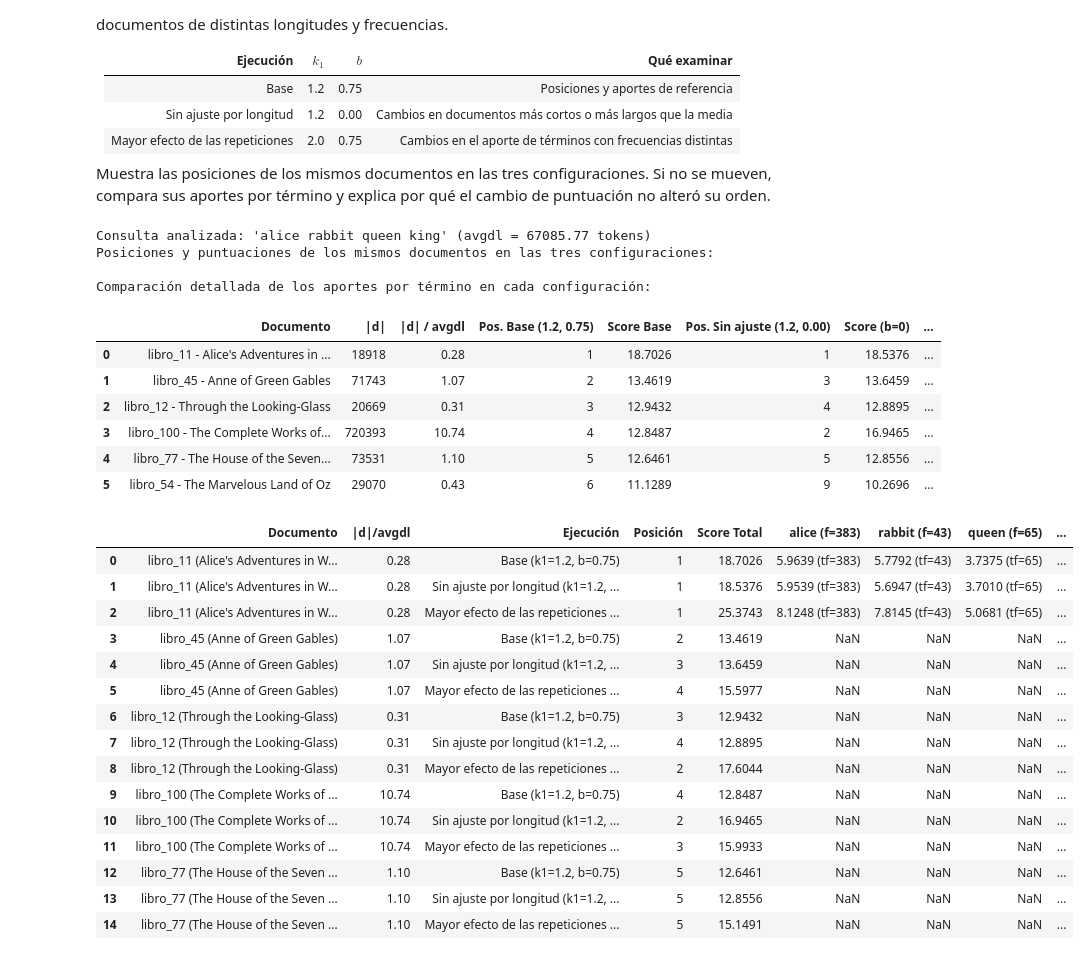
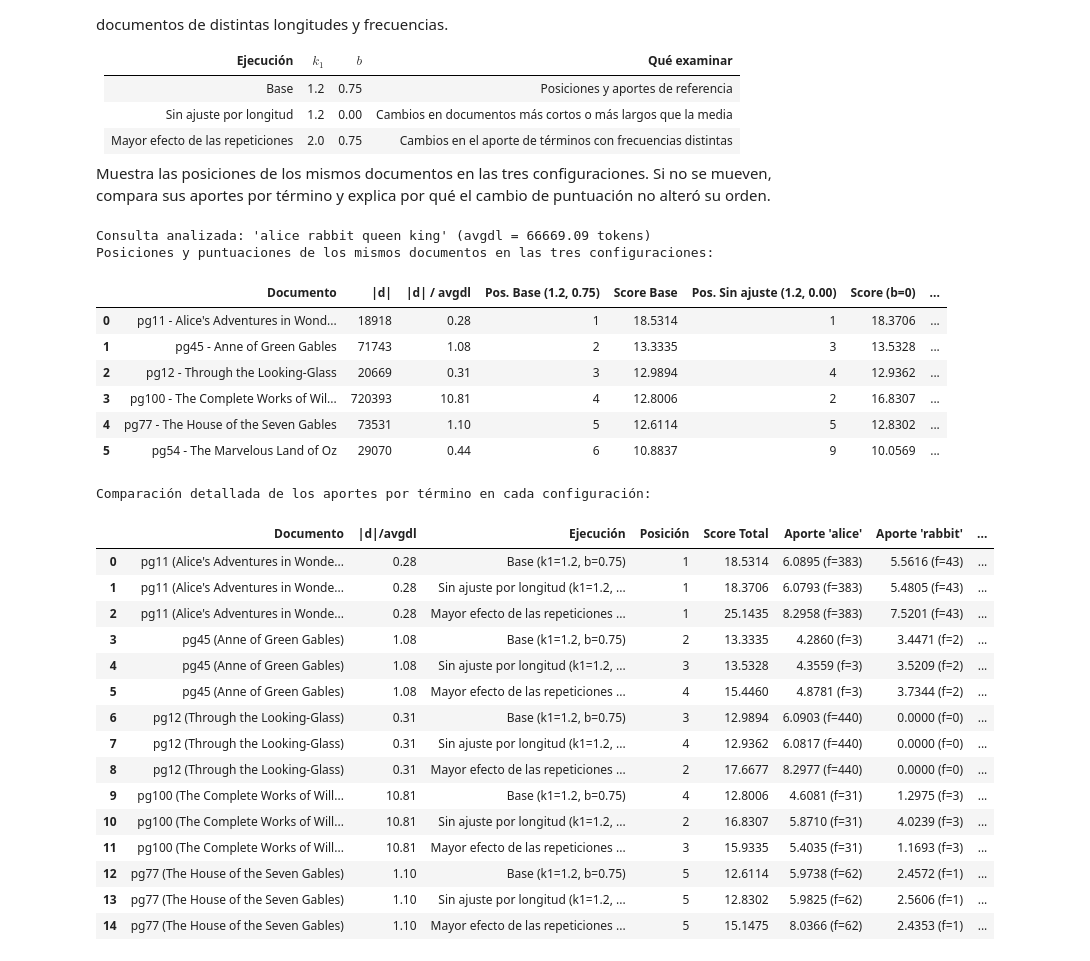
Before and after one commit to BrandonFreire/Notebooks-RI, a Jupyter notebook: IB/BM25/04_bm25.ipynb, the cells around one changed output. Drawn from its saved outputs; the diff is of its cells as text; code cells hidden in the pictures.

```diff
--- a/IB/BM25/04_bm25.ipynb
+++ b/IB/BM25/04_bm25.ipynb
@@ -574,9 +571,8 @@ Mantén fijos la colección y el preprocesamiento. Escoge una consulta con coinc
 
 Muestra las posiciones de los mismos documentos en las tres configuraciones. Si no se mueven, compara sus aportes por término y explica por qué el cambio de puntuación no alteró su orden.
 # %%
-# Escogemos la consulta 'alice rabbit queen king', que presenta coincidencias en documentos
-# cortos (libro_11, libro_12), cercanos a la media (libro_45, libro_77) y muy largos (libro_100),
-# así como frecuencias muy altas (cientos o miles de apariciones) y muy bajas (1 a 11 apariciones).
+# Se escoge la consulta 'alice rabbit queen king', que presenta coincidencias en documentos
+# cortos (pg11, pg12), cercanos a la media (pg45, pg77) y muy largos (pg100).
 consulta_param = 'alice rabbit queen king'
 tokens_param = preprocesar(consulta_param)
 
@@ -593,11 +589,17 @@ scores_config = {}
 for nombre_cfg, k1_val, b_val in configuraciones:
     ranking_completo = buscar_bm25(tokens_param, k1=k1_val, b=b_val, top_k=N)
     rankings_config[nombre_cfg] = ranking_completo[:10]
-    posiciones_config[nombre_cfg] = {r['doc_id']: idx + 1 for idx, r in enumerate(ranking_completo)}
-    scores_config[nombre_cfg] = {r['doc_id']: r['score'] for r in ranking_completo}
+
+    posiciones_config[nombre_cfg] = {}
+    scores_config[nombre_cfg] = {}
+    for idx, r in enumerate(ranking_completo):
+        posiciones_config[nombre_cfg][r['doc_id']] = idx + 1
+        scores_config[nombre_cfg][r['doc_id']] = r['score']
 
 # Seguimiento de los mismos documentos (Top-6 de la configuración Base) en las tres configuraciones
-docs_seguimiento = [r['doc_id'] for r in rankings_config['Base'][:6]]
+docs_seguimiento = []
+for r in rankings_config['Base'][:6]:
+    docs_seguimiento.append(r['doc_id'])
 
 filas_posiciones = []
 for doc_id in docs_seguimiento:
@@ -614,58 +616,57 @@ for doc_id in docs_seguimiento:
         'Pos. Mayor rep. (2.0, 0.75)': posiciones_config['Mayor efecto de las repeticiones'][doc_id],
         'Score (k1=2)': round(scores_config['Mayor efecto de las repeticiones'][doc_id], 4)
     })
 
 print(f"Consulta analizada: '{consulta_param}' (avgdl = {avgdl:.2f} tokens)")
 print("Posiciones y puntuaciones de los mismos documentos en las tres configuraciones:")
 display(pd.DataFrame(filas_posiciones))
 
 # Aportes por término para los documentos analizados en las 3 configuraciones
 filas_aportes = []
 for doc_id in docs_seguimiento[:5]:
     idx = ids_documentos.index(doc_id)
     dl = longitudes_docs[idx]
     for nombre_cfg, k1_val, b_val in configuraciones:
         fila = {
-            'Documento': f"{doc_id} ({titulos[idx][:28]})",
+            'Documento': f"{doc_id} ({titulos[idx]})",
             '|d|/avgdl': round(dl / avgdl, 2),
             'Ejecución': f"{nombre_cfg} (k1={k1_val}, b={b_val})",
             'Posición': posiciones_config[nombre_cfg][doc_id],
             'Score Total': round(scores_config[nombre_cfg][doc_id], 4)
         }
         for t in tokens_param:
             tf = conteos_docs[idx][t]
             ap = aporte_termino_bm25(t, idx, k1=k1_val, b=b_val)
-            fila[f"{t} (f={tf})"] = f"{ap:.4f} (tf={tf})"
+            fila[f"Aporte '{t}'"] = f"{ap:.4f} (f={tf})"
         filas_aportes.append(fila)
 
 print("\nComparación detallada de los aportes por término en cada configuración:")
 display(pd.DataFrame(filas_aportes))
 # %% [output]
-Consulta analizada: 'alice rabbit queen king' (avgdl = 67085.77 tokens)
+Consulta analizada: 'alice rabbit queen king' (avgdl = 66669.09 tokens)
 Posiciones y puntuaciones de los mismos documentos en las tres configuraciones:
-
-Comparación detallada de los aportes por término en cada configuración:
 |  | Documento | |d| | |d| / avgdl | Pos. Base (1.2, 0.75) | Score Base | Pos. Sin ajuste (1.2, 0.00) | Score (b=0) | ... |
-| 0 | libro_11 - Alice's Adventures in ... | 18918 | 0.28 | 1 | 18.7026 | 1 | 18.5376 | ... |
-| 1 | libro_45 - Anne of Green Gables | 71743 | 1.07 | 2 | 13.4619 | 3 | 13.6459 | ... |
-| 2 | libro_12 - Through the Looking-Glass | 20669 | 0.31 | 3 | 12.9432 | 4 | 12.8895 | ... |
-| 3 | libro_100 - The Complete Works of... | 720393 | 10.74 | 4 | 12.8487 | 2 | 16.9465 | ... |
-| 4 | libro_77 - The House of the Seven... | 73531 | 1.10 | 5 | 12.6461 | 5 | 12.8556 | ... |
-| 5 | libro_54 - The Marvelous Land of Oz | 29070 | 0.43 | 6 | 11.1289 | 9 | 10.2696 | ... |
+| 0 | pg11 - Alice's Adventures in Wond... | 18918 | 0.28 | 1 | 18.5314 | 1 | 18.3706 | ... |
+| 1 | pg45 - Anne of Green Gables | 71743 | 1.08 | 2 | 13.3335 | 3 | 13.5328 | ... |
+| 2 | pg12 - Through the Looking-Glass | 20669 | 0.31 | 3 | 12.9894 | 4 | 12.9362 | ... |
+| 3 | pg100 - The Complete Works of Wil... | 720393 | 10.81 | 4 | 12.8006 | 2 | 16.8307 | ... |
+| 4 | pg77 - The House of the Seven Gables | 73531 | 1.10 | 5 | 12.6114 | 5 | 12.8302 | ... |
+| 5 | pg54 - The Marvelous Land of Oz | 29070 | 0.44 | 6 | 10.8837 | 9 | 10.0569 | ... |
+Comparación detallada de los aportes por término en cada configuración:
-|  | Documento | |d|/avgdl | Ejecución | Posición | Score Total | alice (f=383) | rabbit (f=43) | queen (f=65) | ... |
-| 0 | libro_11 (Alice's Adventures in W... | 0.28 | Base (k1=1.2, b=0.75) | 1 | 18.7026 | 5.9639 (tf=383) | 5.7792 (tf=43) | 3.7375 (tf=65) | ... |
-| 1 | libro_11 (Alice's Adventures in W... | 0.28 | Sin ajuste por longitud (k1=1.2, ... | 1 | 18.5376 | 5.9539 (tf=383) | 5.6947 (tf=43) | 3.7010 (tf=65) | ... |
-| 2 | libro_11 (Alice's Adventures in W... | 0.28 | Mayor efecto de las repeticiones ... | 1 | 25.3743 | 8.1248 (tf=383) | 7.8145 (tf=43) | 5.0681 (tf=65) | ... |
-| 3 | libro_45 (Anne of Green Gables) | 1.07 | Base (k1=1.2, b=0.75) | 2 | 13.4619 | NaN | NaN | NaN | ... |
-| 4 | libro_45 (Anne of Green Gables) | 1.07 | Sin ajuste por longitud (k1=1.2, ... | 3 | 13.6459 | NaN | NaN | NaN | ... |
-| 5 | libro_45 (Anne of Green Gables) | 1.07 | Mayor efecto de las repeticiones ... | 4 | 15.5977 | NaN | NaN | NaN | ... |
-| 6 | libro_12 (Through the Looking-Glass) | 0.31 | Base (k1=1.2, b=0.75) | 3 | 12.9432 | NaN | NaN | NaN | ... |
-| 7 | libro_12 (Through the Looking-Glass) | 0.31 | Sin ajuste por longitud (k1=1.2, ... | 4 | 12.8895 | NaN | NaN | NaN | ... |
-| 8 | libro_12 (Through the Looking-Glass) | 0.31 | Mayor efecto de las repeticiones ... | 2 | 17.6044 | NaN | NaN | NaN | ... |
-| 9 | libro_100 (The Complete Works of ... | 10.74 | Base (k1=1.2, b=0.75) | 4 | 12.8487 | NaN | NaN | NaN | ... |
-| 10 | libro_100 (The Complete Works of ... | 10.74 | Sin ajuste por longitud (k1=1.2, ... | 2 | 16.9465 | NaN | NaN | NaN | ... |
-| 11 | libro_100 (The Complete Works of ... | 10.74 | Mayor efecto de las repeticiones ... | 3 | 15.9933 | NaN | NaN | NaN | ... |
-| 12 | libro_77 (The House of the Seven ... | 1.10 | Base (k1=1.2, b=0.75) | 5 | 12.6461 | NaN | NaN | NaN | ... |
-| 13 | libro_77 (The House of the Seven ... | 1.10 | Sin ajuste por longitud (k1=1.2, ... | 5 | 12.8556 | NaN | NaN | NaN | ... |
-| 14 | libro_77 (The House of the Seven ... | 1.10 | Mayor efecto de las repeticiones ... | 5 | 15.1491 | NaN | NaN | NaN | ... |
+|  | Documento | |d|/avgdl | Ejecución | Posición | Score Total | Aporte 'alice' | Aporte 'rabbit' | ... |
+| 0 | pg11 (Alice's Adventures in Wonde... | 0.28 | Base (k1=1.2, b=0.75) | 1 | 18.5314 | 6.0895 (f=383) | 5.5616 (f=43) | ... |
+| 1 | pg11 (Alice's Adventures in Wonde... | 0.28 | Sin ajuste por longitud (k1=1.2, ... | 1 | 18.3706 | 6.0793 (f=383) | 5.4805 (f=43) | ... |
+| 2 | pg11 (Alice's Adventures in Wonde... | 0.28 | Mayor efecto de las repeticiones ... | 1 | 25.1435 | 8.2958 (f=383) | 7.5201 (f=43) | ... |
+| 3 | pg45 (Anne of Green Gables) | 1.08 | Base (k1=1.2, b=0.75) | 2 | 13.3335 | 4.2860 (f=3) | 3.4471 (f=2) | ... |
+| 4 | pg45 (Anne of Green Gables) | 1.08 | Sin ajuste por longitud (k1=1.2, ... | 3 | 13.5328 | 4.3559 (f=3) | 3.5209 (f=2) | ... |
+| 5 | pg45 (Anne of Green Gables) | 1.08 | Mayor efecto de las repeticiones ... | 4 | 15.4460 | 4.8781 (f=3) | 3.7344 (f=2) | ... |
+| 6 | pg12 (Through the Looking-Glass) | 0.31 | Base (k1=1.2, b=0.75) | 3 | 12.9894 | 6.0903 (f=440) | 0.0000 (f=0) | ... |
+| 7 | pg12 (Through the Looking-Glass) | 0.31 | Sin ajuste por longitud (k1=1.2, ... | 4 | 12.9362 | 6.0817 (f=440) | 0.0000 (f=0) | ... |
+| 8 | pg12 (Through the Looking-Glass) | 0.31 | Mayor efecto de las repeticiones ... | 2 | 17.6677 | 8.2977 (f=440) | 0.0000 (f=0) | ... |
+| 9 | pg100 (The Complete Works of Will... | 10.81 | Base (k1=1.2, b=0.75) | 4 | 12.8006 | 4.6081 (f=31) | 1.2975 (f=3) | ... |
+| 10 | pg100 (The Complete Works of Will... | 10.81 | Sin ajuste por longitud (k1=1.2, ... | 2 | 16.8307 | 5.8710 (f=31) | 4.0239 (f=3) | ... |
+| 11 | pg100 (The Complete Works of Will... | 10.81 | Mayor efecto de las repeticiones ... | 3 | 15.9335 | 5.4035 (f=31) | 1.1693 (f=3) | ... |
+| 12 | pg77 (The House of the Seven Gables) | 1.10 | Base (k1=1.2, b=0.75) | 5 | 12.6114 | 5.9738 (f=62) | 2.4572 (f=1) | ... |
+| 13 | pg77 (The House of the Seven Gables) | 1.10 | Sin ajuste por longitud (k1=1.2, ... | 5 | 12.8302 | 5.9825 (f=62) | 2.5606 (f=1) | ... |
+| 14 | pg77 (The House of the Seven Gables) | 1.10 | Mayor efecto de las repeticiones ... | 5 | 15.1475 | 8.0366 (f=62) | 2.4353 (f=1) | ... |
 # %% [markdown]
```
Also changed, not shown: parts of 5 cells of this notebook.
